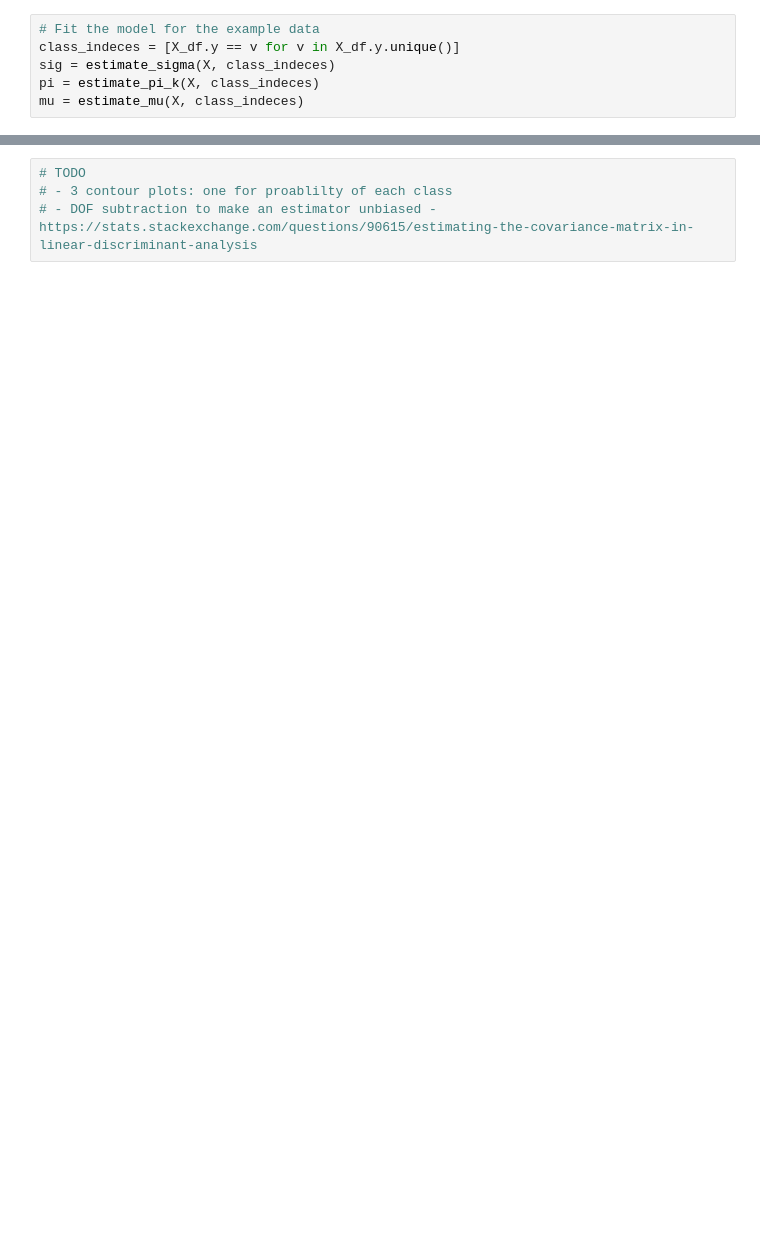
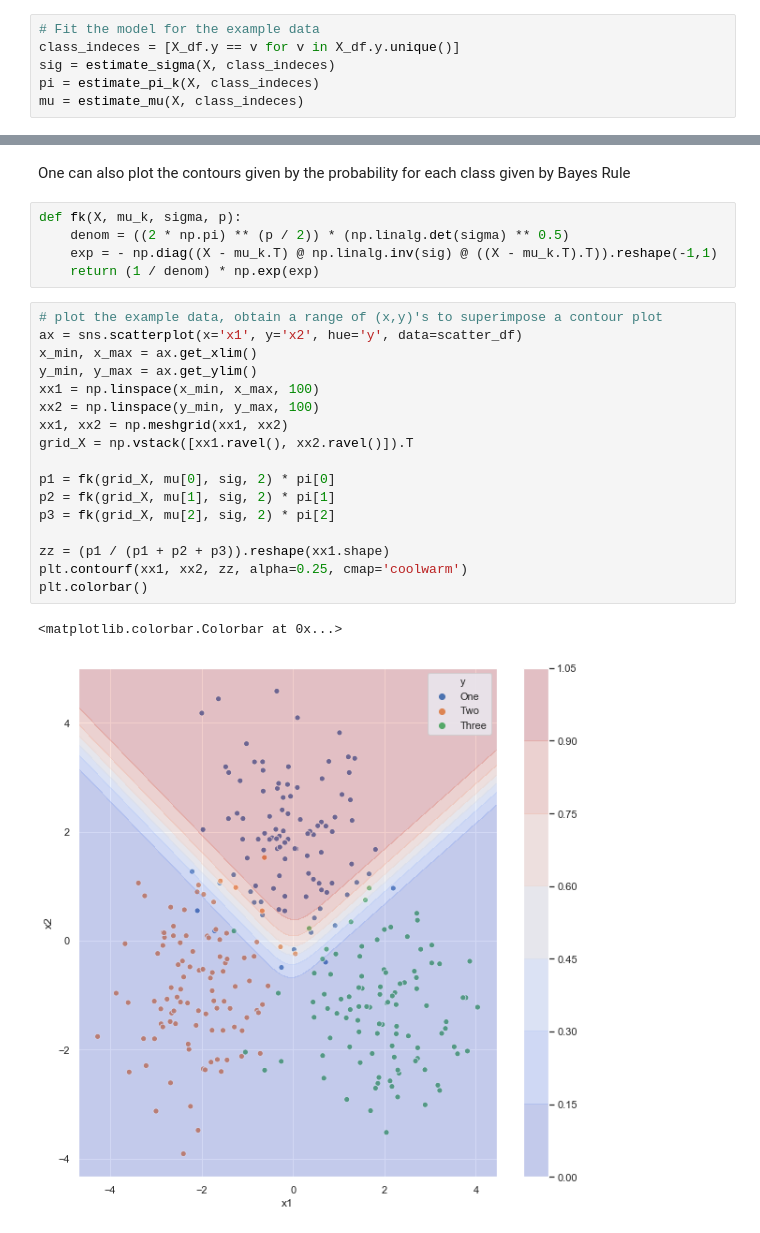
Before and after one commit to coxy1989/mlsabbatical, a Jupyter notebook: notebooks/algorithms/linear_discriminant_analysis.ipynb, the cells around one changed output, grey strips where cells are left out. Saved outputs shown, nothing was run; the diff lists cells and outputs as text; blank space fills up the shorter version.

```diff
--- a/notebooks/algorithms/linear_discriminant_analysis.ipynb
+++ b/notebooks/algorithms/linear_discriminant_analysis.ipynb
@@ -123,4 +125,27 @@ plt.contourf(xx1, xx2, preds.reshape(xx1.shape), alpha=0.25, cmap='coolwarm')
-# %%
-# TODO
-# - 3 contour plots: one for proablilty of each class
-# - DOF subtraction to make an estimator unbiased - https://stats.stackexchange.com/questions/90615/estimating-the-covariance-matrix-in-linear-discriminant-analysis
+# %% [markdown]
+One can also plot the contours given by the probability for each class given by Bayes Rule
+# %%
+def fk(X, mu_k, sigma, p):
+    denom = ((2 * np.pi) ** (p / 2)) * (np.linalg.det(sigma) ** 0.5)
+    exp = - np.diag((X - mu_k.T) @ np.linalg.inv(sig) @ ((X - mu_k.T).T)).reshape(-1,1)
+    return (1 / denom) * np.exp(exp)
+# %%
+# plot the example data, obtain a range of (x,y)'s to superimpose a contour plot
+ax = sns.scatterplot(x='x1', y='x2', hue='y', data=scatter_df)
+x_min, x_max = ax.get_xlim()
+y_min, y_max = ax.get_ylim()
+xx1 = np.linspace(x_min, x_max, 100)
+xx2 = np.linspace(y_min, y_max, 100)
+xx1, xx2 = np.meshgrid(xx1, xx2)
+grid_X = np.vstack([xx1.ravel(), xx2.ravel()]).T
+
+p1 = fk(grid_X, mu[0], sig, 2) * pi[0]
+p2 = fk(grid_X, mu[1], sig, 2) * pi[1]
+p3 = fk(grid_X, mu[2], sig, 2) * pi[2]
+
+zz = (p1 / (p1 + p2 + p3)).reshape(xx1.shape)
+plt.contourf(xx1, xx2, zz, alpha=0.25, cmap='coolwarm')
+plt.colorbar()
+# %% [output]
+<matplotlib.colorbar.Colorbar at 0x...>
+[figure, added]
```
Also changed, not shown: parts of 6 cells of this notebook.
